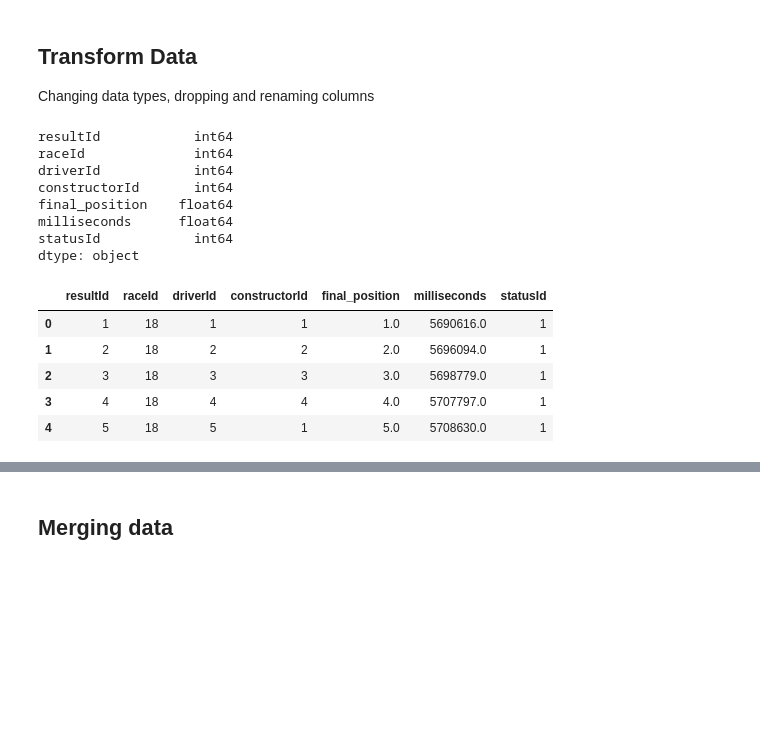
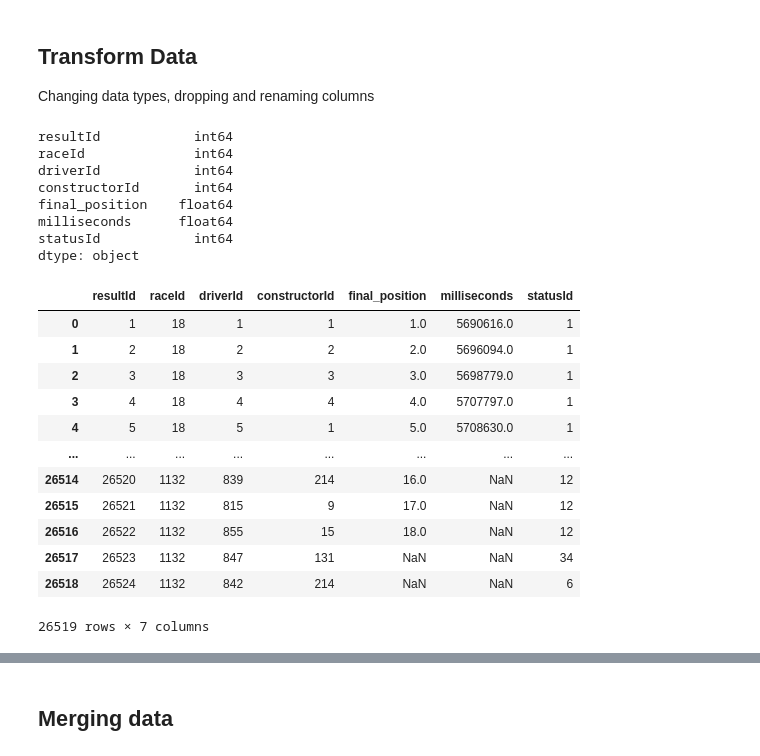
Before and after one commit to jennydang61/Driver-Performance-Prediction, a Jupyter notebook: formula1.ipynb, the cells around one changed output, grey strips where cells are left out. Drawn from its saved outputs; the diff is of its cells as text; code cells hidden in the pictures; blank space fills up the shorter version.

```diff
--- a/formula1.ipynb
+++ b/formula1.ipynb
@@ -37,29 +37,36 @@ Changing data types, dropping and renaming columns
 # %%
 
 results_df.drop(['number', 'positionText', 'time', 'rank', 'fastestLap', 'fastestLapTime', 'fastestLapSpeed', 'laps', 'points', 'positionOrder', 'grid'], axis=1, inplace=True)
 
 results_df.rename(columns={'position': 'final_position'}, inplace=True)
 
 results_df['final_position'] = results_df['final_position'].replace('\\N', np.nan)
 results_df.final_position = pd.to_numeric(results_df.final_position, errors='coerce')
 results_df.milliseconds = pd.to_numeric(results_df.milliseconds, errors='coerce')
 print(results_df.dtypes)
-results_df.head()
+display(results_df)
 # %% [output]
 resultId            int64
 raceId              int64
 driverId            int64
 constructorId       int64
 final_position    float64
 milliseconds      float64
 statusId            int64
 dtype: object
 |  | resultId | raceId | driverId | constructorId | final_position | milliseconds | statusId |
 | 0 | 1 | 18 | 1 | 1 | 1.0 | 5690616.0 | 1 |
 | 1 | 2 | 18 | 2 | 2 | 2.0 | 5696094.0 | 1 |
 | 2 | 3 | 18 | 3 | 3 | 3.0 | 5698779.0 | 1 |
 | 3 | 4 | 18 | 4 | 4 | 4.0 | 5707797.0 | 1 |
 | 4 | 5 | 18 | 5 | 1 | 5.0 | 5708630.0 | 1 |
+| ... | ... | ... | ... | ... | ... | ... | ... |
+| 26514 | 26520 | 1132 | 839 | 214 | 16.0 | NaN | 12 |
+| 26515 | 26521 | 1132 | 815 | 9 | 17.0 | NaN | 12 |
+| 26516 | 26522 | 1132 | 855 | 15 | 18.0 | NaN | 12 |
+| 26517 | 26523 | 1132 | 847 | 131 | NaN | NaN | 34 |
+| 26518 | 26524 | 1132 | 842 | 214 | NaN | NaN | 6 |
+26519 rows × 7 columns
 # %%
 qualifying_df.drop(['number', 'q1', 'q2', 'q3', 'qualifyId'], axis=1, inplace=True)
 qualifying_df.rename(columns={'position': 'qualifying_position'}, inplace=True)
```
Also changed, not shown: parts of 18 cells of this notebook, 2 other files.
